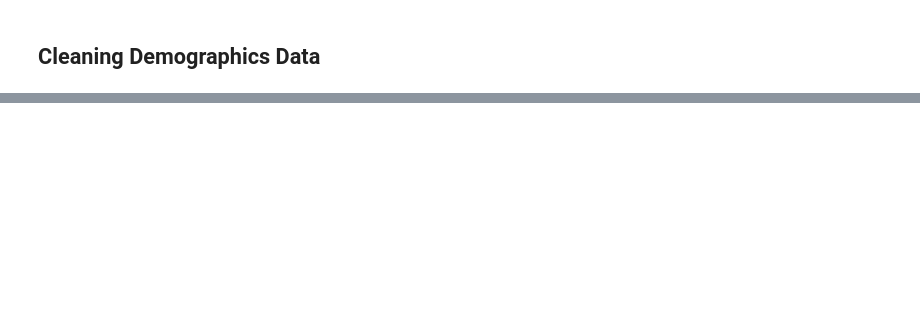
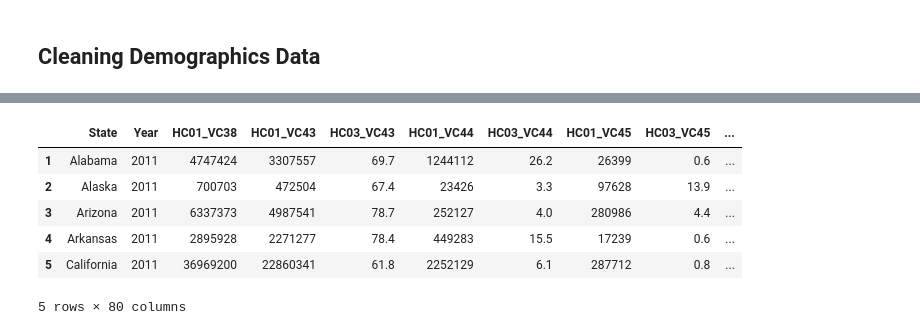
Before and after one commit to david-kishi/US-Border-Data-Scraping, a Jupyter notebook: US_Port_of_Entry_Scraping.ipynb, the cells around one changed output, grey strips where cells are left out. Cells and saved outputs as stored; diff of their text form; code cells hidden in the pictures; blank space fills up the shorter version.

```diff
--- a/US_Port_of_Entry_Scraping.ipynb
+++ b/US_Port_of_Entry_Scraping.ipynb
@@ -186,6 +210,16 @@ acs_10_df.head()
 # %%
+# 2011
 acs_11_df = pd.read_csv(acs_11_path, usecols=column_imports)
 acs_11_df = acs_11_df.drop([0],axis=0)
 acs_11_df = acs_11_df.rename(columns={'GEO.display-label':'State'})
+acs_11_df.insert(1, 'Year', '2011')
 acs_11_df.head()
+# %% [output]
+|  | State | Year | HC01_VC38 | HC01_VC43 | HC03_VC43 | HC01_VC44 | HC03_VC44 | HC01_VC45 | HC03_VC45 | ... |
+| 1 | Alabama | 2011 | 4747424 | 3307557 | 69.7 | 1244112 | 26.2 | 26399 | 0.6 | ... |
+| 2 | Alaska | 2011 | 700703 | 472504 | 67.4 | 23426 | 3.3 | 97628 | 13.9 | ... |
+| 3 | Arizona | 2011 | 6337373 | 4987541 | 78.7 | 252127 | 4.0 | 280986 | 4.4 | ... |
+| 4 | Arkansas | 2011 | 2895928 | 2271277 | 78.4 | 449283 | 15.5 | 17239 | 0.6 | ... |
+| 5 | California | 2011 | 36969200 | 22860341 | 61.8 | 2252129 | 6.1 | 287712 | 0.8 | ... |
+5 rows × 80 columns
 # %%
```
Also changed, not shown: parts of 13 cells of this notebook, 12 other files.
